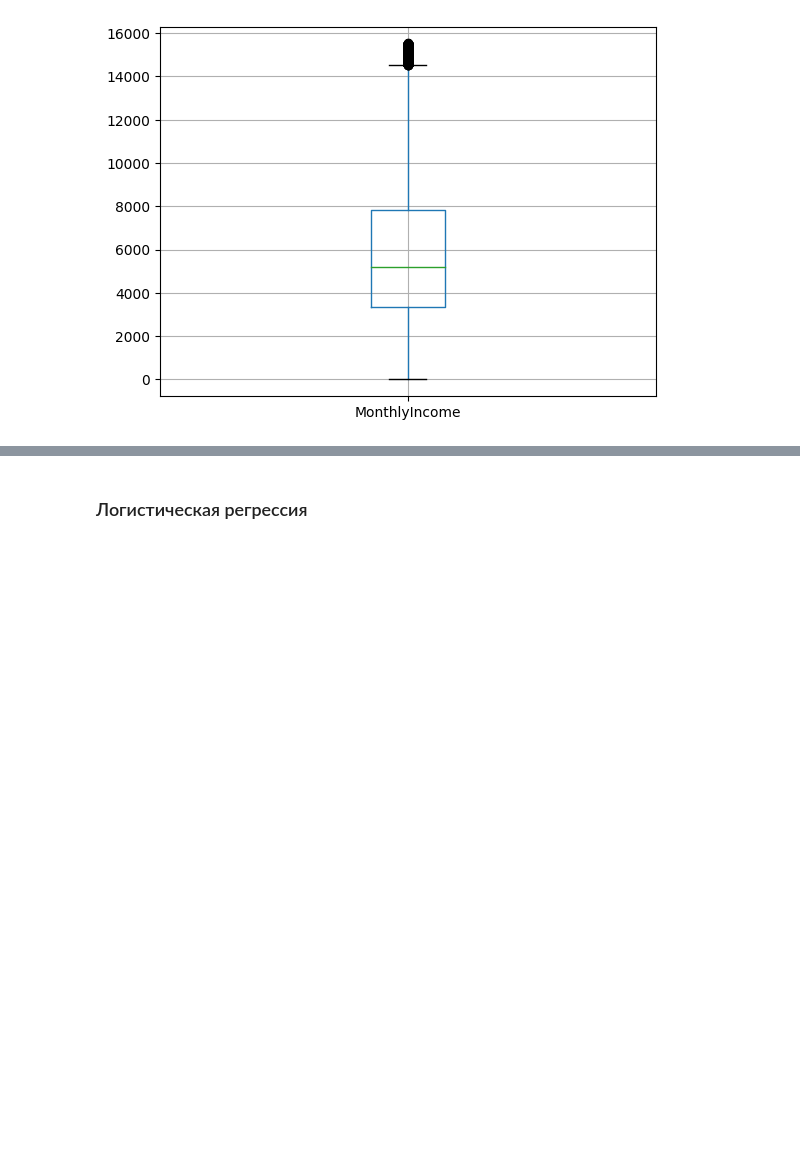
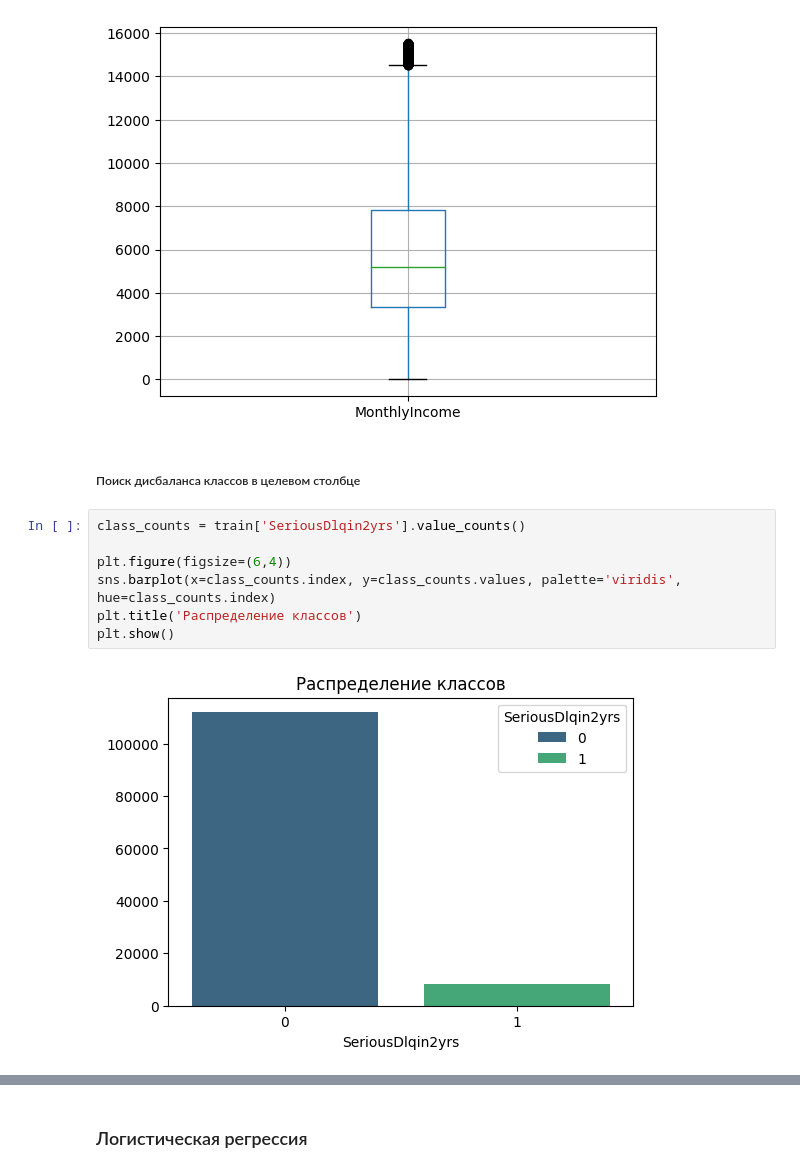
Before and after one commit to fedotov-fedor/credit-scoring, a Jupyter notebook: credit_scoring.ipynb, the cells around one changed output, grey strips where cells are left out. Saved outputs shown, nothing was run; the diff lists cells and outputs as text; blank space fills up the shorter version.

```diff
--- a/credit_scoring.ipynb
+++ b/credit_scoring.ipynb
@@ -155,3 +155,14 @@ train.query("@Q1 - 1.5*@IQR < MonthlyIncome < @Q3 + 1.5*@IQR").boxplot(column="M
 # %% [output]
 <Axes: >
 [figure]
+# %% [markdown]
+##### Поиск дисбаланса классов в целевом столбце
+# %%
+class_counts = train['SeriousDlqin2yrs'].value_counts()
+
+plt.figure(figsize=(6,4))
+sns.barplot(x=class_counts.index, y=class_counts.values, palette='viridis', hue=class_counts.index)
+plt.title('Распределение классов')
+plt.show()
+# %% [output]
+[figure, added]
```
Also changed, not shown: parts of 3 cells of this notebook.
